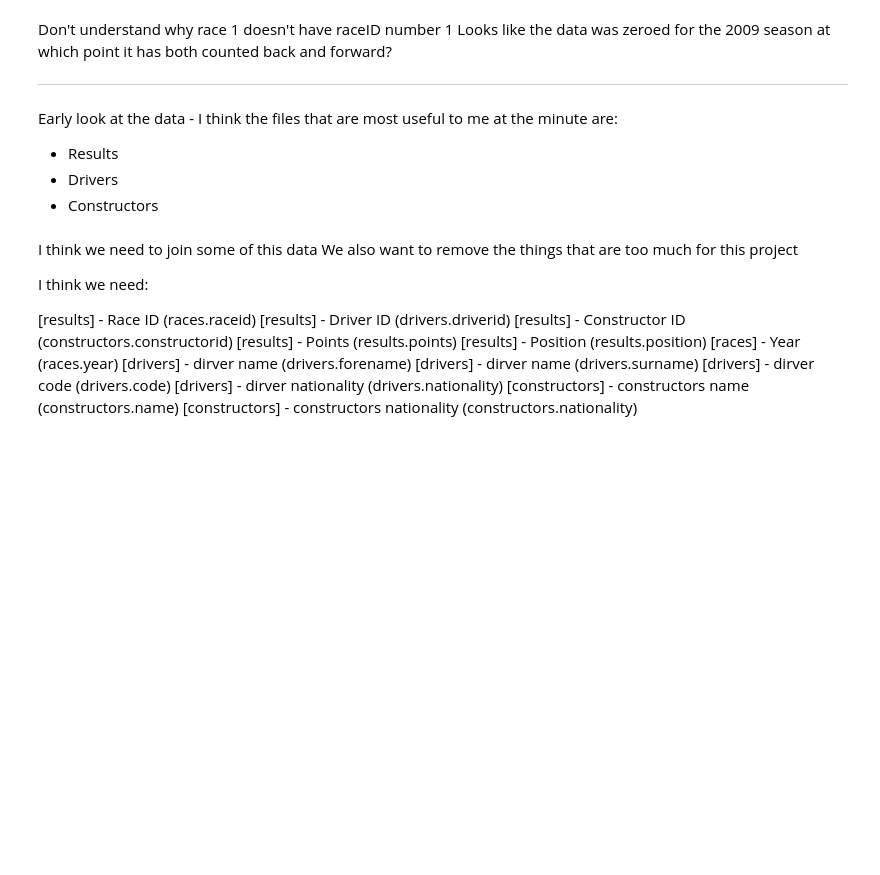
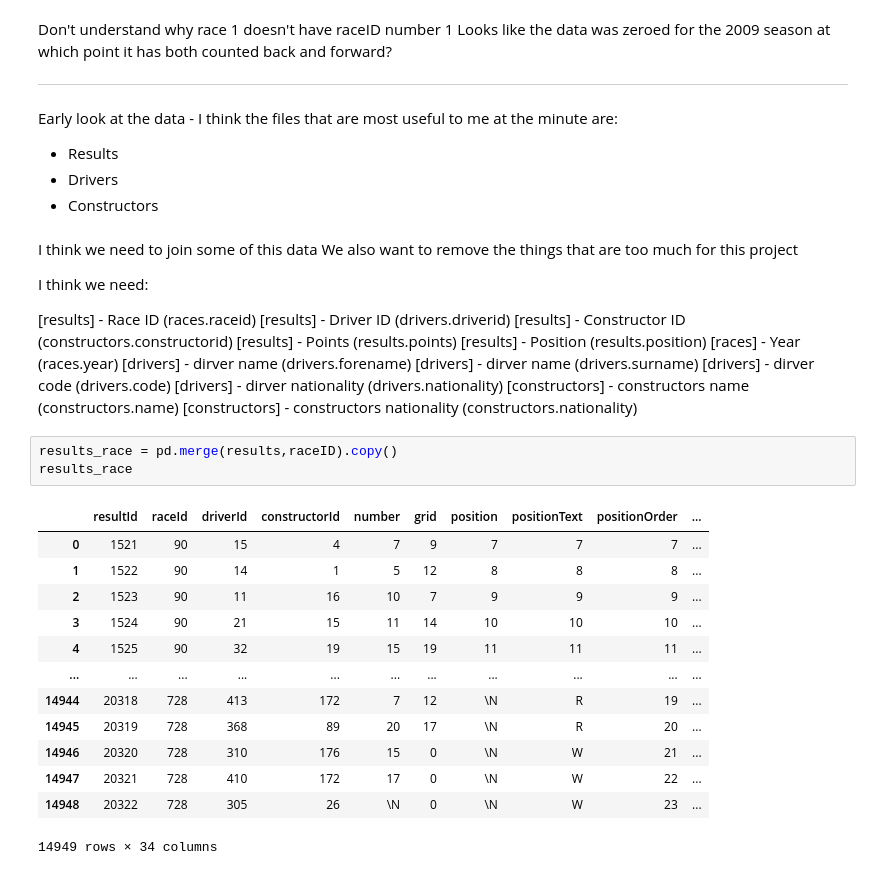
Before and after one commit to OneMoreDavid/f1-goat, a Jupyter notebook: initial-analysis.ipynb, the cells around one changed output. Cells and saved outputs as stored; diff of their text form; blank space fills up the shorter version.

Commit message:
we have merged some data but now going to try merging large data in one go

```diff
--- a/initial-analysis.ipynb
+++ b/initial-analysis.ipynb
@@ -150,3 +182,20 @@ I think we need:
 [drivers] - dirver nationality (drivers.nationality)
 [constructors] - constructors name (constructors.name)
 [constructors] - constructors nationality (constructors.nationality)
+# %%
+results_race = pd.merge(results,raceID).copy()
+results_race
+# %% [output]
+|  | resultId | raceId | driverId | constructorId | number | grid | position | positionText | positionOrder | ... |
+| 0 | 1521 | 90 | 15 | 4 | 7 | 9 | 7 | 7 | 7 | ... |
+| 1 | 1522 | 90 | 14 | 1 | 5 | 12 | 8 | 8 | 8 | ... |
+| 2 | 1523 | 90 | 11 | 16 | 10 | 7 | 9 | 9 | 9 | ... |
+| 3 | 1524 | 90 | 21 | 15 | 11 | 14 | 10 | 10 | 10 | ... |
+| 4 | 1525 | 90 | 32 | 19 | 15 | 19 | 11 | 11 | 11 | ... |
+| ... | ... | ... | ... | ... | ... | ... | ... | ... | ... | ... |
+| 14944 | 20318 | 728 | 413 | 172 | 7 | 12 | \N | R | 19 | ... |
+| 14945 | 20319 | 728 | 368 | 89 | 20 | 17 | \N | R | 20 | ... |
+| 14946 | 20320 | 728 | 310 | 176 | 15 | 0 | \N | W | 21 | ... |
+| 14947 | 20321 | 728 | 410 | 172 | 17 | 0 | \N | W | 22 | ... |
+| 14948 | 20322 | 728 | 305 | 26 | \N | 0 | \N | W | 23 | ... |
+14949 rows × 34 columns
```
Also changed, not shown: parts of 4 cells of this notebook.
